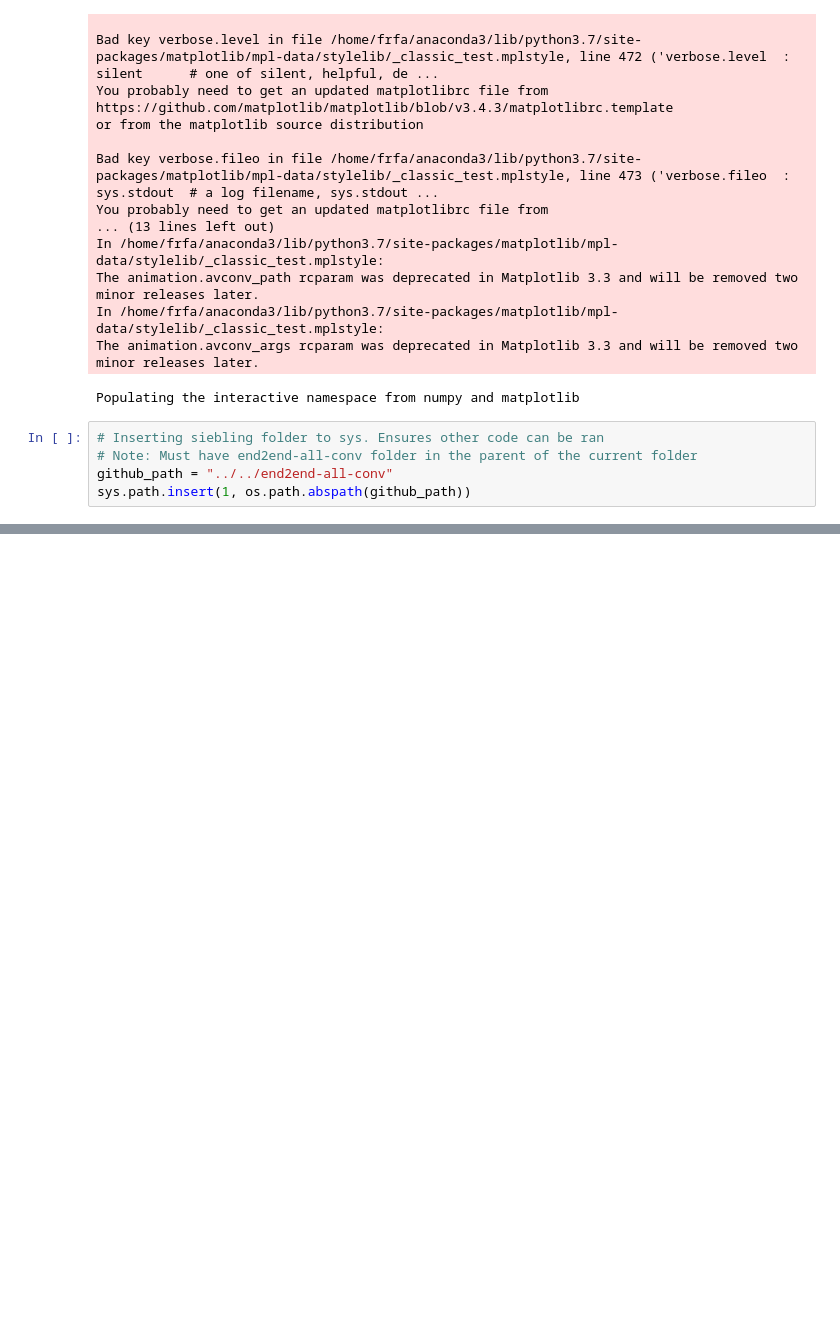
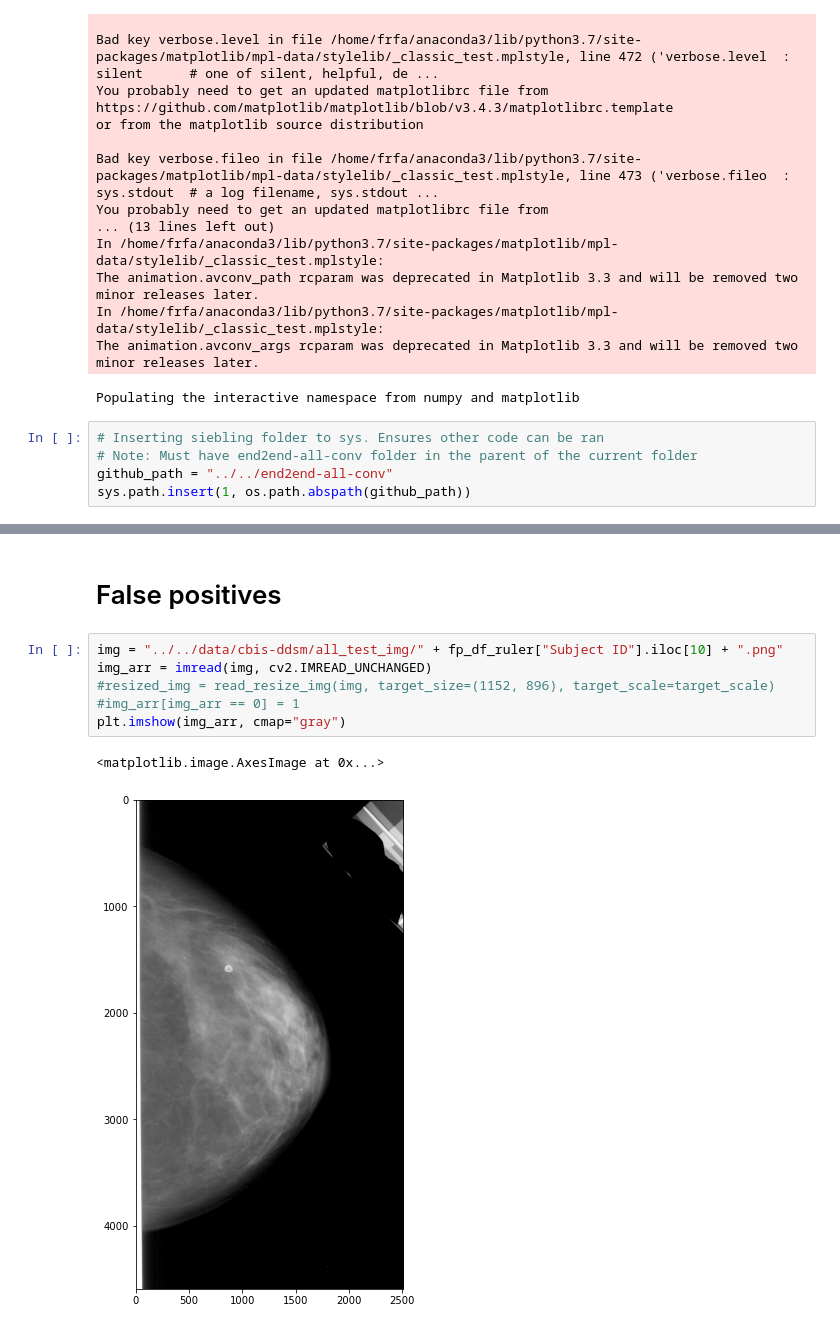
Before and after one commit to frfa1/bsc, a Jupyter notebook: data_exploration/Headmap generation.ipynb, the cells around one changed output, grey strips where cells are left out. Cells and saved outputs as stored; diff of their text form; blank space fills up the shorter version.

```diff
--- a/data_exploration/Headmap generation.ipynb
+++ b/data_exploration/Headmap generation.ipynb
@@ -194,0 +295,11 @@ int(preprocessed_img.shape[0] - (patch_size/2) + y_gap)
+# %% [markdown]
+# False positives
+# %%
+img = "../../data/cbis-ddsm/all_test_img/" + fp_df_ruler["Subject ID"].iloc[10] + ".png"
+img_arr = imread(img, cv2.IMREAD_UNCHANGED)
+#resized_img = read_resize_img(img, target_size=(1152, 896), target_scale=target_scale)
+#img_arr[img_arr == 0] = 1
+plt.imshow(img_arr, cmap="gray")
+# %% [output]
+<matplotlib.image.AxesImage at 0x...>
+[figure, added]
```
Also changed, not shown: parts of 43 cells of this notebook, 1 other file.
